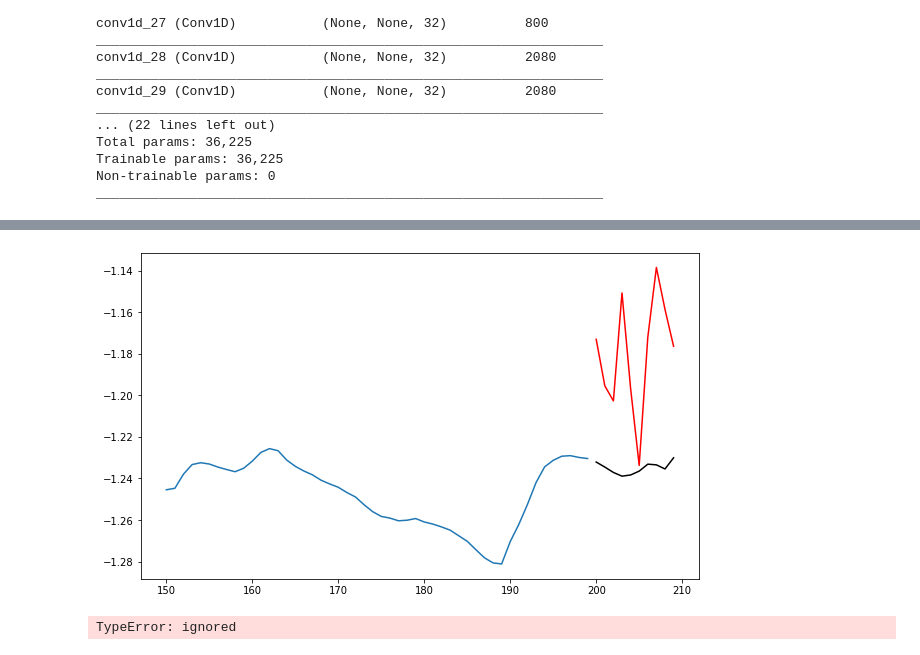
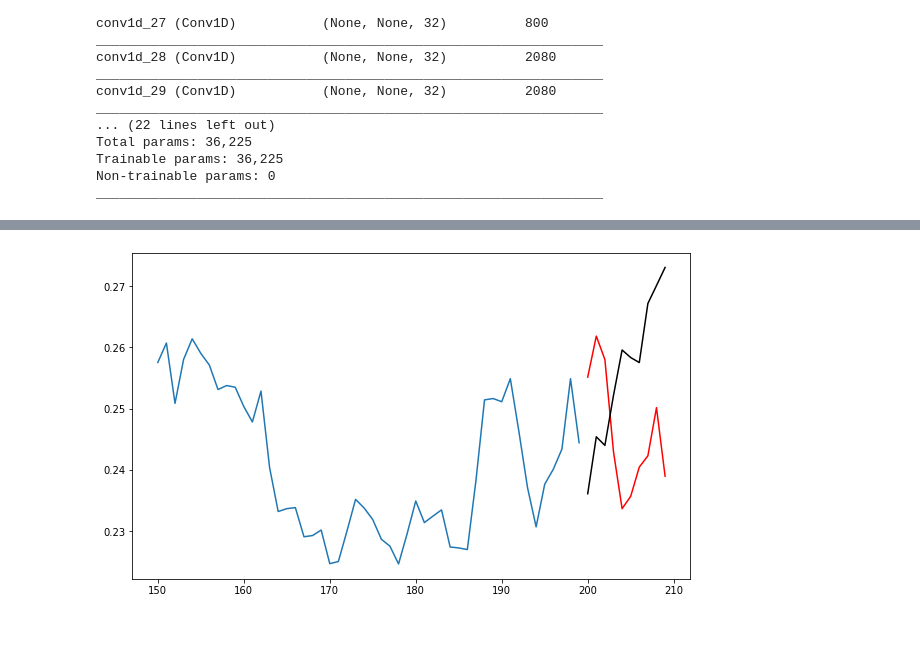
Before and after one commit to tanay2001/Stock-Trading-Bot-, a Jupyter notebook: Models/wavenet_model_for_stock_prediction.ipynb, the cells around one changed output, grey strips where cells are left out. Cells and saved outputs as stored; diff of their text form; code cells hidden in the pictures.

```diff
--- a/Models/wavenet_model_for_stock_prediction.ipynb
+++ b/Models/wavenet_model_for_stock_prediction.ipynb
@@ -132,9 +113,9 @@ decoder_test = np.expand_dims(series[:2000,-10:,5], axis =-1)
 # %%
 
-encoder_input_data = series[2000:,:200]
+encoder_input_data = final[5000:,:200]
 
 # sample of series from train_pred_start to train_pred_end
-decoder_target_data = np.expand_dims(series[2000:,-10:,5], axis =-1)
+decoder_target_data = np.expand_dims(final[5000:,-10:,0], axis =-1)
 #lagged_target_history = decoder_target_data[:,:-1,:1]
 #encoder_input_data = np.concatenate([encoder_input_data, lagged_target_history], axis=1)
 # %%
@@ -149,7 +137,7 @@ encoder_input_data.shape
 dilation_rates = [2**i for i in range(8)]
 
 # define an input history series and pass it through a stack of dilated causal convolutions.
-history_seq = Input(shape=(None, 12))
+history_seq = Input(shape=(None, 13))
 x = history_seq
 
 for dilation_rate in dilation_rates:
@@ -190,7 +178,7 @@ _________________________________________________________________
 model.compile(tf.keras.optimizers.Adam(lr = 0.0001), loss=tf.keras.losses.Huber(), metrics ='mse')
 callback = tf.keras.callbacks.EarlyStopping(monitor='val_loss', patience=5)
 history = model.fit(encoder_input_data, decoder_target_data,
-                    batch_size = 32,
-                    epochs=50, validation_data = (encoder_test, decoder_test), validation_batch_size = 32, callbacks =[callback])
+                    batch_size = 64,
+                    epochs=30, validation_data = (encoder_test, decoder_test), validation_batch_size = 32, callbacks =[callback])
 # %% [output]
 Epoch 1/50
@@ -219,7 +208,7 @@ plt.plot(history.history['val_mse'][5:])
 # %%
-def pred(n, train ,actual, scale , shift):
+def pred(n, train ,actual):
   results = model.predict(train[n:n+1,:,:])
   plt.figure(figsize=(10,6))
-  plt.plot(range(150,200),train[n,-50:,5])
+  plt.plot(range(150,200),train[n,-50:,0])
   plt.plot(range(200,210), results[0,:,0], color ='red')
   plt.plot(range(200,210),actual[n,:,0], color ='black')
@@ -238,8 +231,4 @@ pred(6090,encoder_input_data, decoder_target_data, scale2, sft2)
 # %%
-pred(409,encoder_test, decoder_test, scale2, sft2)
+pred(409,encoder_test, decoder_test)
 # %% [output]
-[figure, old version]
+[figure, new version]
-# %%
-pred()
-# %% [output]
-TypeError: ignored
```
Also changed, not shown: parts of 33 cells of this notebook.
